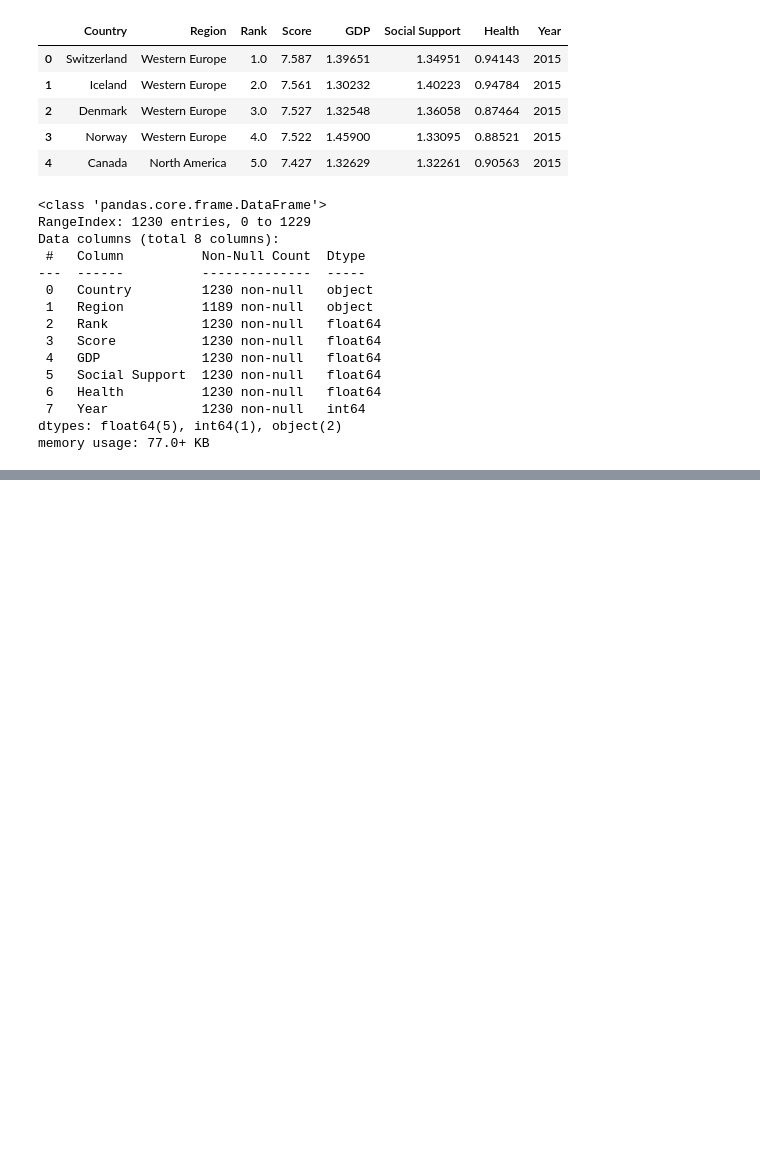
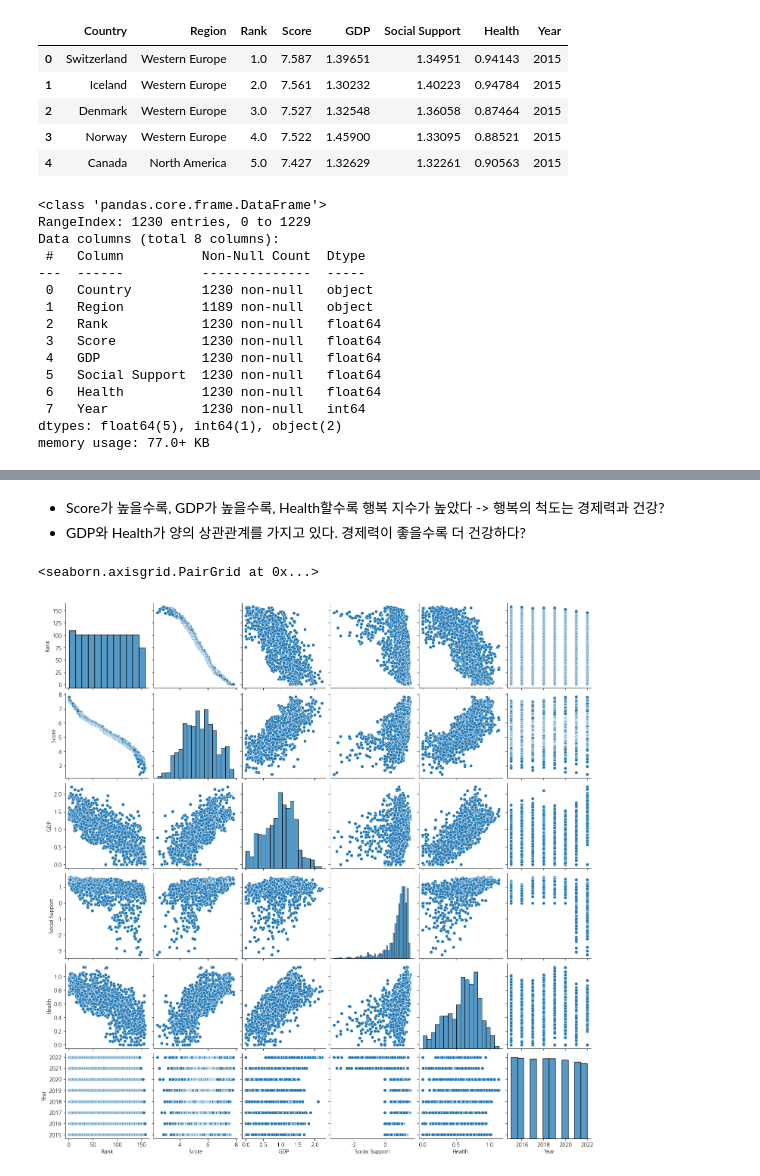
Before and after one commit to SangHui48/data_study, a Jupyter notebook: p_month_1/EDA_1.ipynb, the cells around one changed output, grey strips where cells are left out. Drawn from its saved outputs; the diff is of its cells as text; code cells hidden in the pictures; blank space fills up the shorter version.

```diff
--- a/p_month_1/EDA_1.ipynb
+++ b/p_month_1/EDA_1.ipynb
@@ -33,0 +48,8 @@ memory usage: 77.0+ KB
+# %% [markdown]
+* Score가 높을수록, GDP가 높을수록, Health할수록 행복 지수가 높았다 -> 행복의 척도는 경제력과 건강?
+* GDP와 Health가 양의 상관관계를 가지고 있다. 경제력이 좋을수록 더 건강하다?
+# %%
+sns.pairplot(df)
+# %% [output]
+<seaborn.axisgrid.PairGrid at 0x...>
+[figure, added]
```
Also changed, not shown: parts of 32 cells of this notebook.
